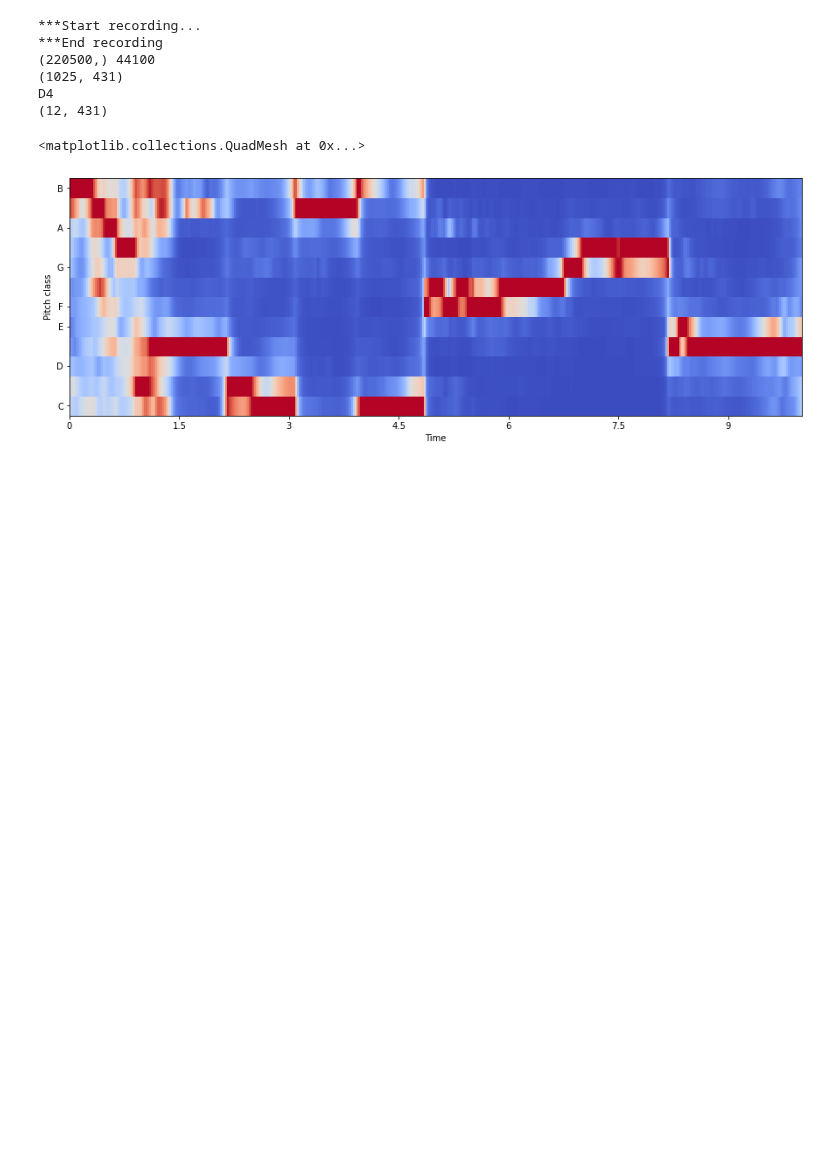
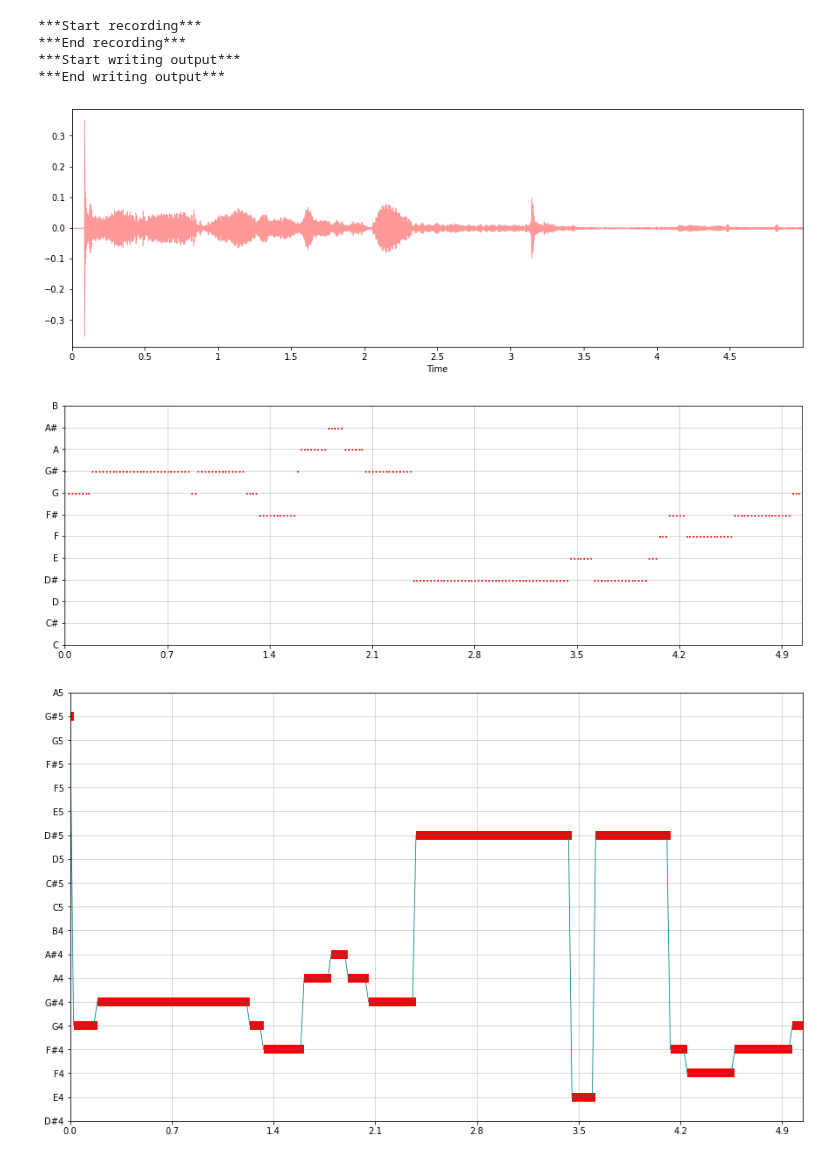
Before and after one commit to yanzhoupan/singya, a Jupyter notebook: singya.ipynb, the cells around one changed output. Cells and saved outputs as stored; diff of their text form; code cells hidden in the pictures; blank space fills up the shorter version.

Commit message:
Support pitch detection and visualization

```diff
--- a/singya.ipynb
+++ b/singya.ipynb
@@ -18,54 +0,0 @@ def detect_pitch(pitches, magnitudes,t):
-# %%
-RATE = 44100
-CHUNK = int(RATE/20) # RATE/number of updates per second
-RECORD_TIME = 5
-
-p = pyaudio.PyAudio()
-stream = p.open(
-    format = FORMAT,
-    channels = 1,
-    rate = RATE,
-    input = True,
-    frames_per_buffer = CHUNK)
-
-print("***Start recording")
-frames = []
-for i in range(int(RECORD_TIME*RATE/CHUNK)):
-    data = stream.read(CHUNK)
-    frames.append(data)
-print("***End recording")
-
-stream.stop_stream()
-stream.close()
-p.terminate()
-
-wf = wave.open(OUTPUT, 'wb')
-wf.setnchannels(CHANNELS)
-wf.setsampwidth(p.get_sample_size(FORMAT))
-wf.setframerate(RATE)
-wf.writeframes(b''.join(frames))
-wf.close()
-
-x, sr = librosa.load('./output.wav', sr=RATE)
-print(x.shape, sr)
-
-pitches, magnitudes = librosa.piptrack(y=x, sr=sr)
-print(pitches.shape)
-
-# TOTO: higher sampling rate, change pitch when hz_to_note changes, draw a plot
-print(librosa.hz_to_note(detect_pitch(pitches, magnitudes, 50)))
-
-x_harm = librosa.effects.harmonic(x, margin=16)
-chromagram = librosa.feature.chroma_cqt(x_harm, sr=sr)
-print(chromagram.shape)
-plt.figure(figsize=(15, 5))
-librosa.display.specshow(chromagram, x_axis='time', y_axis='chroma', cmap='coolwarm')
-# %% [output]
-***Start recording...
-***End recording
-(220500,) 44100
-(1025, 431)
-D4
-(12, 431)
-<matplotlib.collections.QuadMesh at 0x...>
-[figure, removed]
@@ -78,0 +1,23 @@ D4
+# %%
+import numpy as np
+import IPython.display as ipd
+import pandas as pd
+import singya_util
+import os
+import IPython
+
+
+singya = singya_util.Singya()
+singya.record_song()
+singya.load_song()
+singya.draw_wave()
+singya.draw_scatter()
+singya.draw_hlines()
+# %% [output]
+***Start recording***
+***End recording***
+***Start writing output***
+***End writing output***
+[figure, added]
+[figure, added]
+[figure, added]
```
Also changed, not shown: parts of 5 cells of this notebook, 4 other files.
